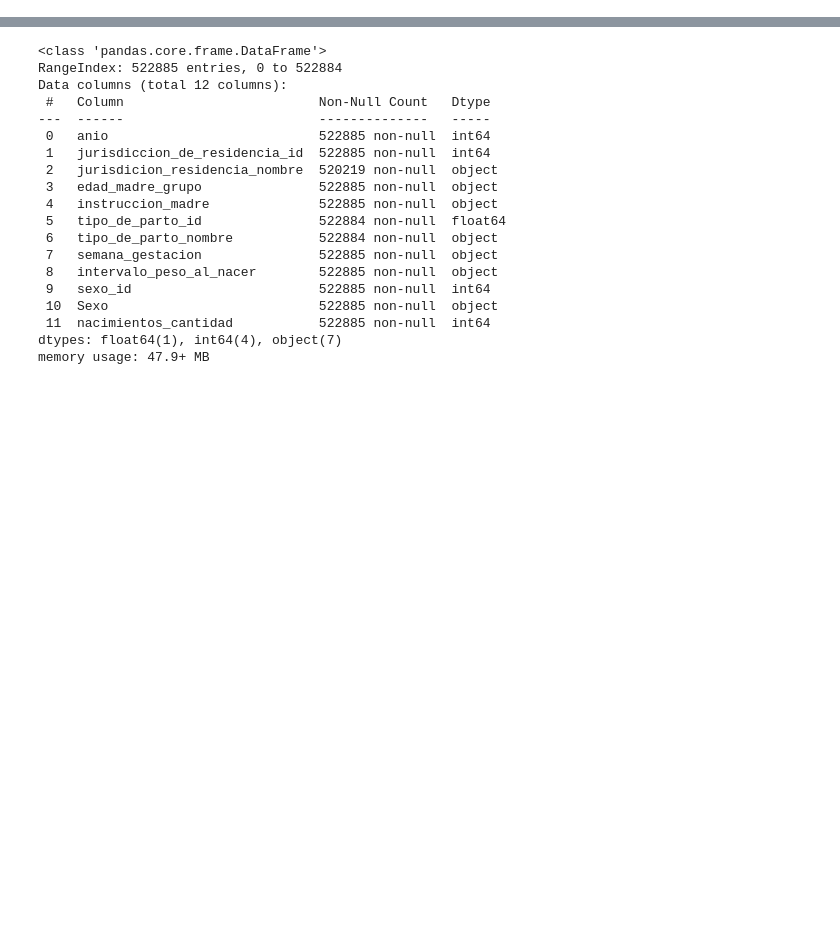
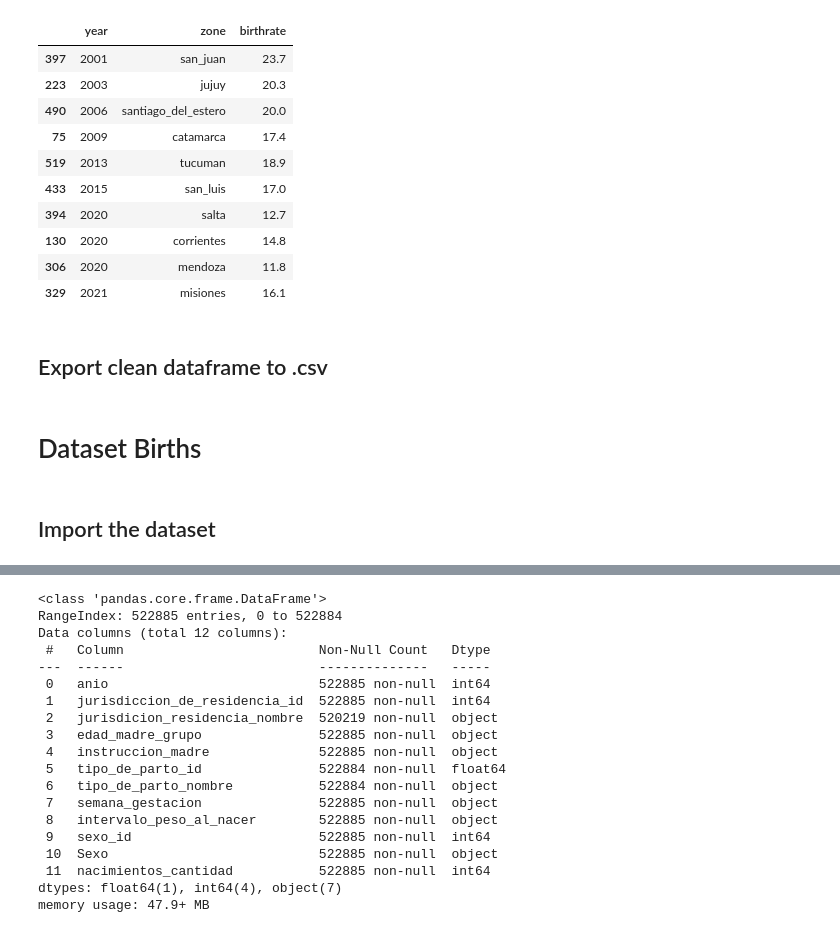
Before and after one commit to FNMario/birth_rate_during_quarantine, a Jupyter notebook: notebooks/cleaning.ipynb, the cells around one changed output, grey strips where cells are left out. Saved outputs shown, nothing was run; the diff lists cells and outputs as text; code cells hidden in the pictures; blank space fills up the shorter version.

```diff
--- a/notebooks/cleaning.ipynb
+++ b/notebooks/cleaning.ipynb
@@ -49,0 +102,24 @@ Contains the birth rate by province between 2000 and 2021.
+# %%
+df_br = (
+    df_br
+    .melt(id_vars='year',
+          var_name='zone',
+          value_name='birthrate')
+    .transform_column('zone', lambda val: val[10:])
+)
+# %%
+df_br.sample(10).sort_values('year')
+# %% [output]
+|  | year | zone | birthrate |
+| 397 | 2001 | san_juan | 23.7 |
+| 223 | 2003 | jujuy | 20.3 |
+| 490 | 2006 | santiago_del_estero | 20.0 |
+| 75 | 2009 | catamarca | 17.4 |
+| 519 | 2013 | tucuman | 18.9 |
+| 433 | 2015 | san_luis | 17.0 |
+| 394 | 2020 | salta | 12.7 |
+| 130 | 2020 | corrientes | 14.8 |
+| 306 | 2020 | mendoza | 11.8 |
+| 329 | 2021 | misiones | 16.1 |
+# %% [markdown]
+## Export clean dataframe to .csv
@@ -49,0 +132,4 @@ Contains the birth rate by province between 2000 and 2021.
+# %% [markdown]
+# Dataset Births
+# %% [markdown]
+## Import the dataset
```
Also changed, not shown: parts of 44 cells of this notebook, 1 other file.
